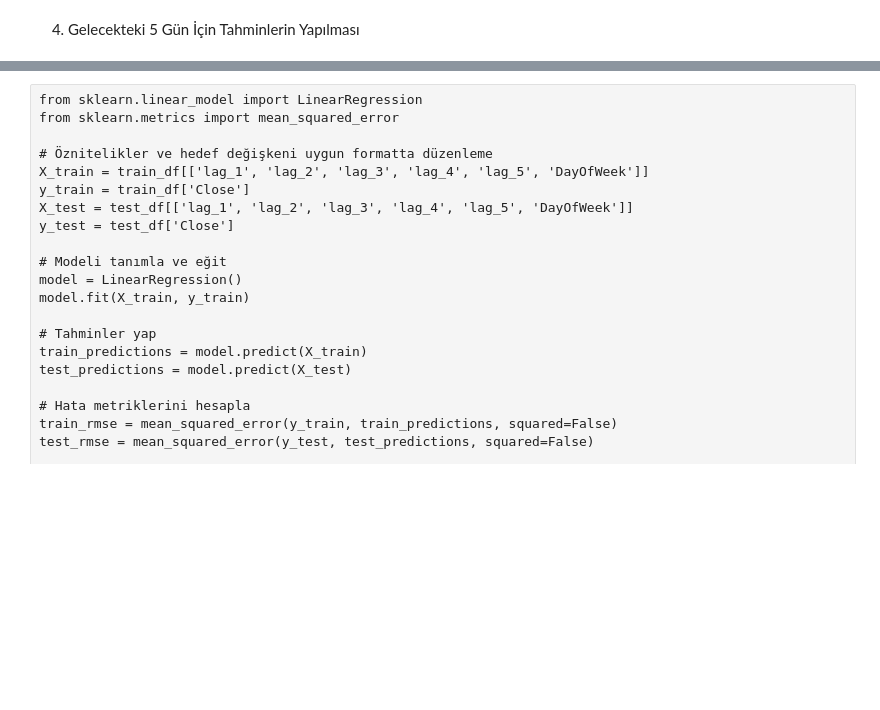
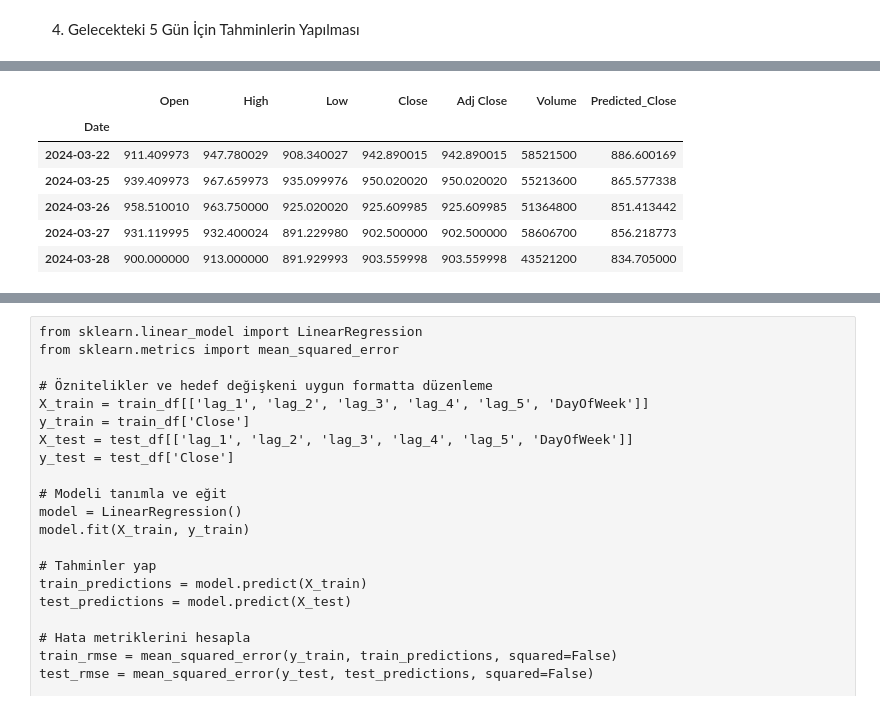
Before and after one commit to TunahanINCE/Machine-Learning-Models-for-Predicting-Stock-Market-Closing-Prices, a Jupyter notebook: TunahanINCE.ipynb, the cells around one changed output, grey strips where cells are left out. Saved outputs shown, nothing was run; the diff lists cells and outputs as text; code cells hidden in the pictures; blank space fills up the shorter version.

```diff
--- a/TunahanINCE.ipynb
+++ b/TunahanINCE.ipynb
@@ -228,23 +246,24 @@ DataFrame[Date: date, Close: double, lag_1: double, lag_2: double, lag_3: double
 # %%
 from pyspark.sql.functions import lit, array
 from pyspark.ml.linalg import Vectors
+from pyspark.sql.functions import to_date, max
+from datetime import datetime, timedelta
 
 # Modeli ve son bilinen verileri yükleyin
 #trained_model = # Eğitilmiş modelinizin yüklendiği yer
 #last_known_values = # Son bilinen lag ve close değerleri
 
-from datetime import datetime, timedelta
+
 # Tahmin yapmak istediğiniz gün sayısını belirleyin
-future_days = 5  # Örneğin, 5 gün sonrasını tahmin etmek istiyorsanız
+future_days = len(future_dates)  # Örneğin, future_dates uzunlugu kadar tahmin etmek istiyorsanız
 
-from pyspark.sql.functions import to_date, max
 # Veri setindeki en son tarihi al
 last_date_row = df.select(max(to_date("Date"))).collect()
 current_date = last_date_row[0][0]
 #current_date = datetime.now()  # Mevcut tarihi kullanarak tahminler yapın
 
 # Gelecek tarihler için boş bir DataFrame oluşturun
-future_dates = [current_date + timedelta(days=i) for i in range(1, future_days + 1)]
+#future_dates = [current_date + timedelta(days=i) for i in range(1, future_days + 1)]
 future_predictions = []
 
 
@@ -273,6 +292,6 @@ for future_date in future_dates:
     last_known_values = new_features[1:] + [predicted_close]
 
 # Tahminleri içeren DataFrame'i oluşturun
-predictions_df = spark.createDataFrame(future_predictions, ["Date", "predicted_close"])
+predictions_df = spark.createDataFrame(future_predictions, ["Date", "Predicted_Close"])
 predictions_df.show()
 # %% [output]
@@ -299,0 +365,13 @@ spark.createDataFrame(df_org.tail(5)).show()
+# %%
+# Index üzerinden birleştirme yapın
+# Bu, aynı tarihlerdeki verileri yan yana getirecektir
+merged_df = df_real.join(predictions_pandas_df, how='inner')
+merged_df
+# %% [output]
+|  | Open | High | Low | Close | Adj Close | Volume | Predicted_Close |
+| Date |  |  |  |  |  |  |  |
+| 2024-03-22 | 911.409973 | 947.780029 | 908.340027 | 942.890015 | 942.890015 | 58521500 | 886.600169 |
+| 2024-03-25 | 939.409973 | 967.659973 | 935.099976 | 950.020020 | 950.020020 | 55213600 | 865.577338 |
+| 2024-03-26 | 958.510010 | 963.750000 | 925.020020 | 925.609985 | 925.609985 | 51364800 | 851.413442 |
+| 2024-03-27 | 931.119995 | 932.400024 | 891.229980 | 902.500000 | 902.500000 | 58606700 | 856.218773 |
+| 2024-03-28 | 900.000000 | 913.000000 | 891.929993 | 903.559998 | 903.559998 | 43521200 | 834.705000 |
```
Also changed, not shown: parts of 22 cells of this notebook.
